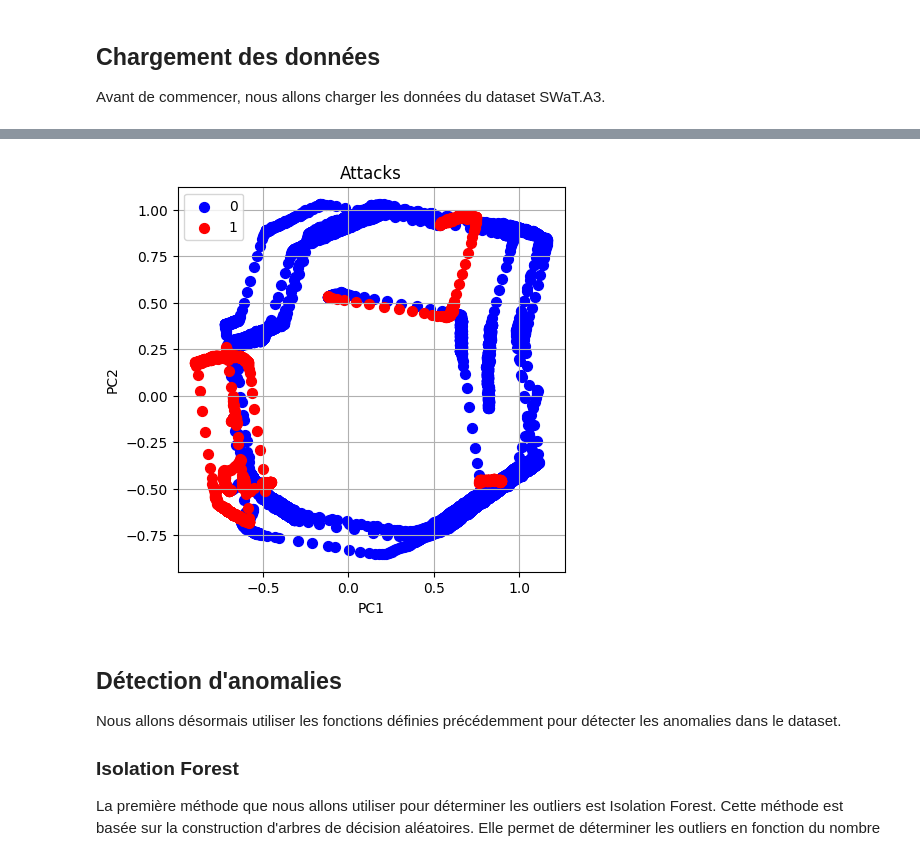
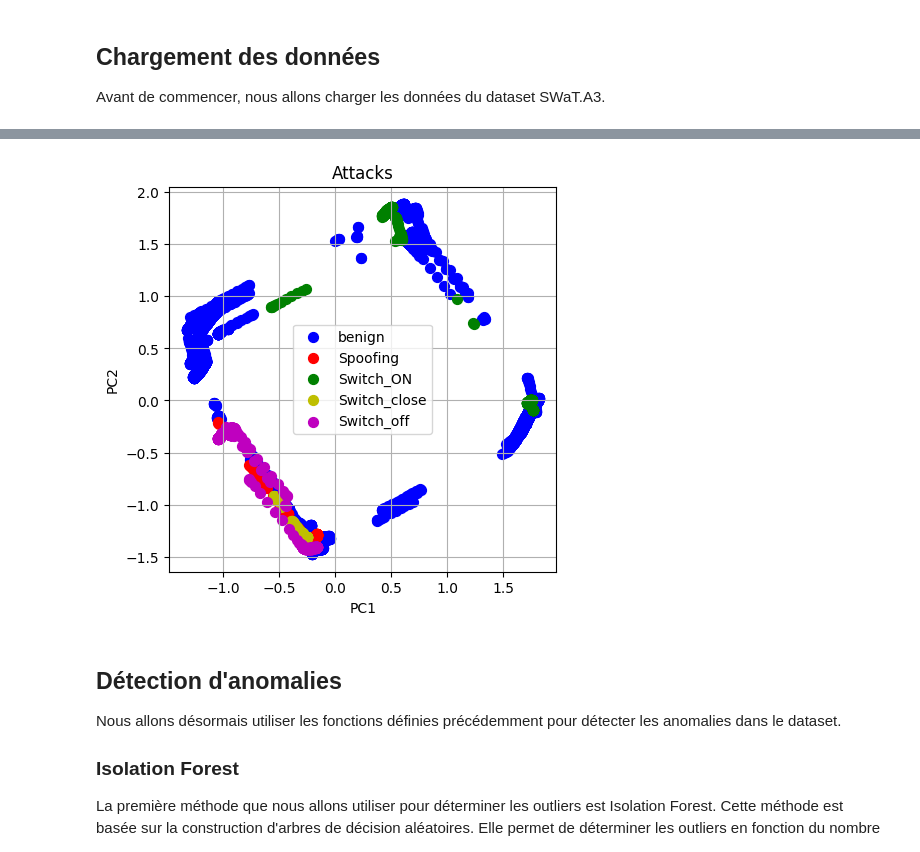
Before and after one commit to JunyiLi0/cyberml-project, a Jupyter notebook: projet.ipynb, the cells around one changed output, grey strips where cells are left out. Saved outputs shown, nothing was run; the diff lists cells and outputs as text; code cells hidden in the pictures.

Commit message:
Upgrade visualization

```diff
--- a/projet.ipynb
+++ b/projet.ipynb
@@ -59,14 +59,24 @@ def clean_df(df):
     df['Label'] = df['Label'].astype(int)
     df = df.drop(columns=['AIT 401'])
     df = df.dropna(axis=0)
+    for col in df.columns:
+        if col in ['Timestamp', 'Attack', 'Label']:
+            continue
+        # replace dictionary values
+        if col[:2] == 'LS':
+            df[col] = df[col].apply(lambda x: x[-2])
+            df[col] = df[col].astype(int)
+        # delete constant columns
+        if df[col].std() == 0:
+            df = df.drop(columns=[col])
     return df
 # %%
 def extract_features(df):
     """
-    Extract the features from the dataset. (only the sensors)
+    Extract the features from the dataset.
     """
-    sensor_cols = [col for col in df.columns if sensor_regex.match(col)]
-    df_X = df[sensor_cols]
+    cols = [col for col in df.columns if col not in ['Timestamp', 'Attack', 'Label']]
+    df_X = df[cols]
     return df_X
 
 def extract_labels(df, label_col='Label'):
@@ -75,7 +85,7 @@ def extract_labels(df, label_col='Label'):
     """
     return df[label_col]
 # %%
-def visualize_df(df, outlier_col='Label', title='PCA'):
+def visualize_df(df, outlier_col='Label', title='PCA', targets=[0, 1], colors=['b', 'r']):
     """
     Visualize the dataset by using PCA to reduce the dimensionality.
     """
@@ -92,8 +102,6 @@ def visualize_df(df, outlier_col='Label', title='PCA'):
     ax.set_xlabel('PC1')
     ax.set_ylabel('PC2')
     ax.set_title(title)
-    targets = [0, 1]
-    colors = ['b', 'r']
     for target, color in zip(targets, colors):
         indices_to_keep = df_X_pca['Label'] == target
         ax.scatter(df_X_pca.loc[indices_to_keep, 'PC1'], df_X_pca.loc[indices_to_keep, 'PC2'], c=color, s=50)
@@ -171,7 +177,7 @@ def display_metrics(df, prediction_col, label_col='Label'):
 
 Avant de commencer, nous allons charger les données du dataset SWaT.A3.
 # %%
-df = load_df('data/SWaT.A3_dataset_Jul 19_labelled.xlsx')
+df = load_df('data/SWaT.A3_dataset_Jul 19_labelled.xlsx', only_sensors=False)
 df = clean_df(df)
 df = normalize_df(df)
 df.head()
@@ -186,7 +196,7 @@ df.head()
 # %%
-visualize_df(df, title='Attacks')
+visualize_df(df, title='Attacks', outlier_col='Attack', targets=['benign', 'Spoofing', 'Switch_ON', 'Switch_close', 'Switch_off'], colors=['b', 'r', 'g', 'y', 'm'])
 # %% [output]
-[figure, old version]
+[figure, new version]
 # %% [markdown]
 ## Détection d'anomalies
 
```
Also changed, not shown: parts of 4 cells of this notebook, 1 other file.
